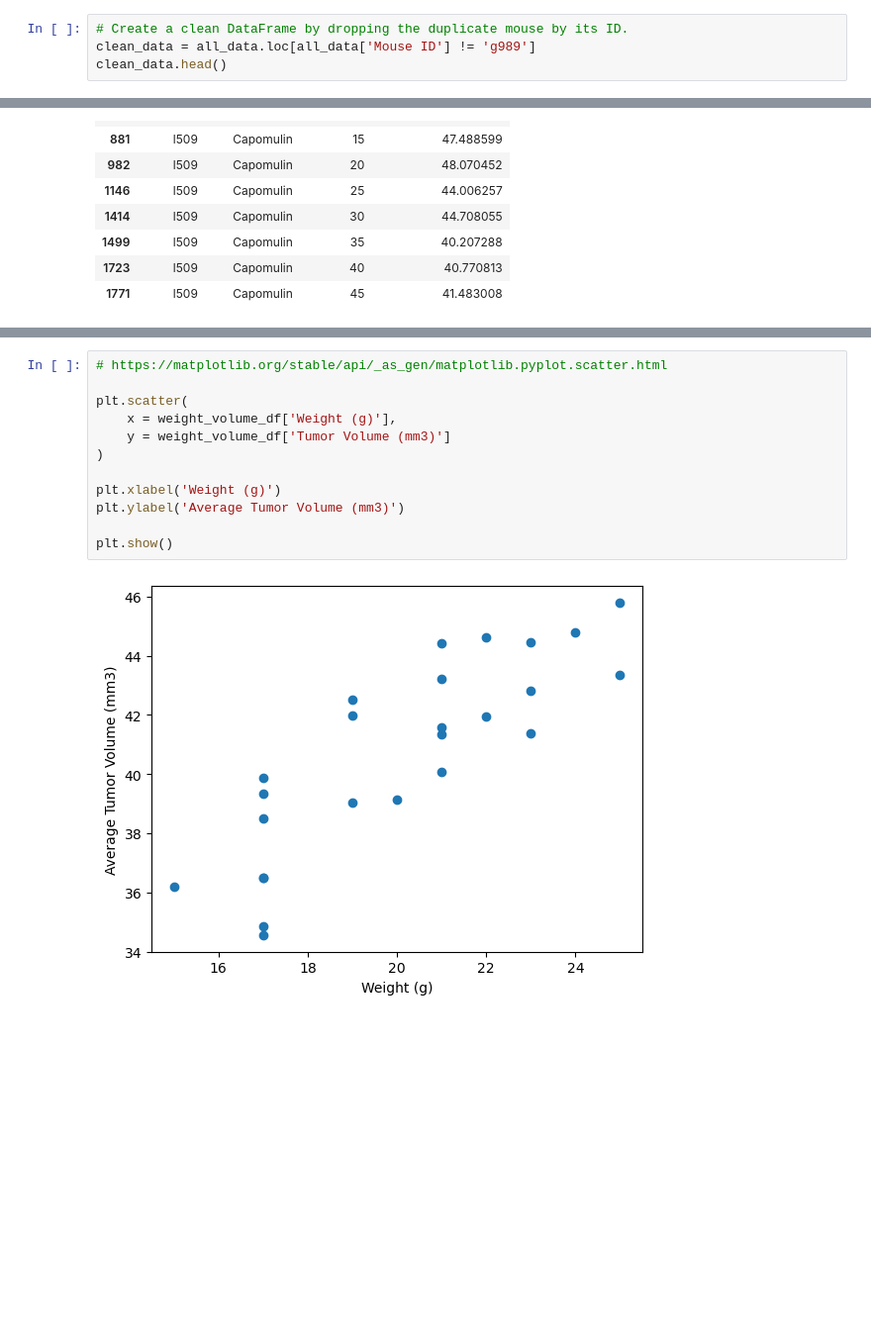
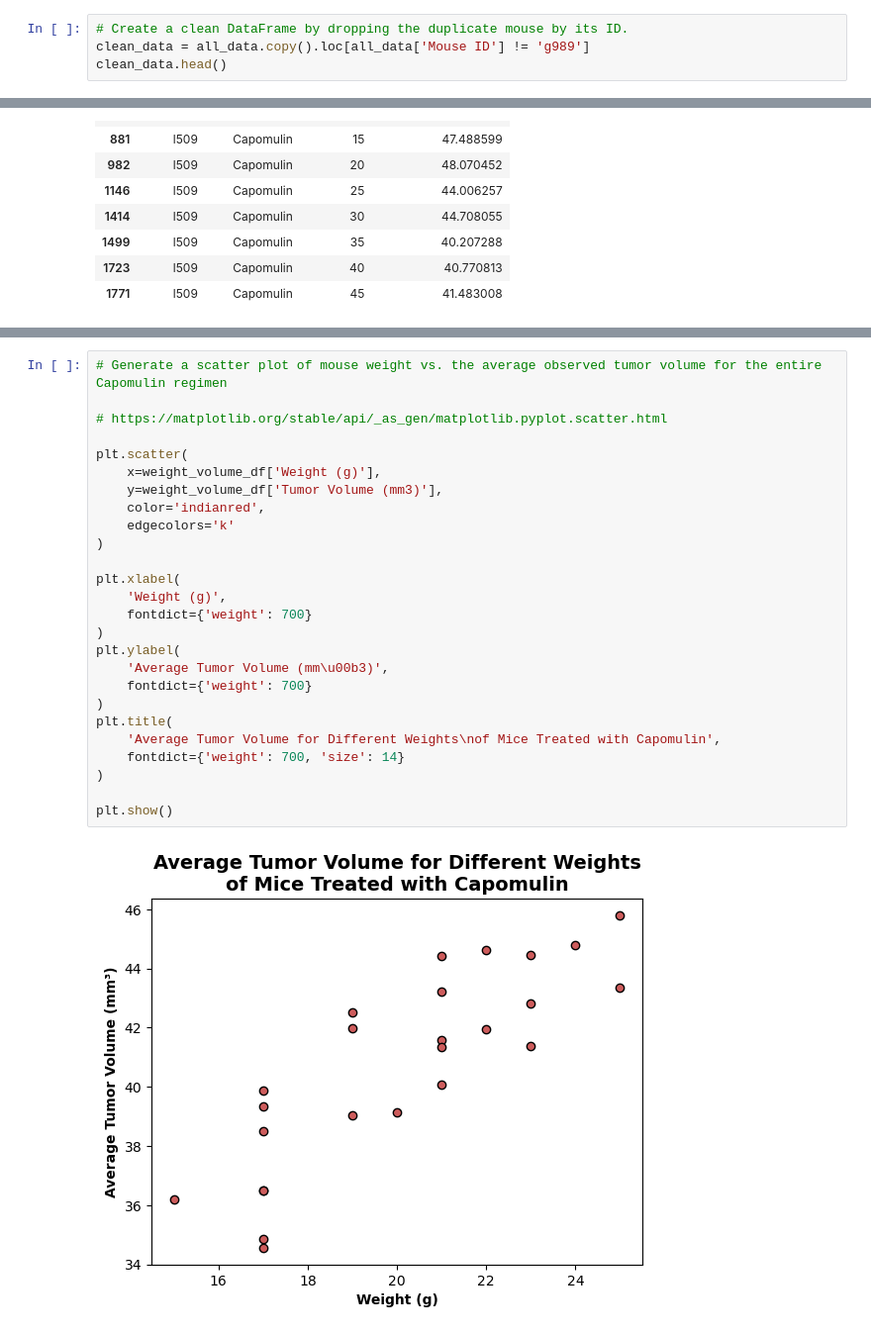
Before and after one commit to tsbarr/matplotlib-challenge, a Jupyter notebook: Pymaceuticals/pymaceuticals_analysis_tsbarr.ipynb, the cells around one changed output, grey strips where cells are left out. Shown at 99% size. Drawn from its saved outputs; the diff is of its cells as text; blank space fills up the shorter version.

```diff
--- a/Pymaceuticals/pymaceuticals_analysis_tsbarr.ipynb
+++ b/Pymaceuticals/pymaceuticals_analysis_tsbarr.ipynb
@@ -103,7 +137,7 @@ all_data.loc[all_data['Mouse ID'] == 'g989']
 | 1592 | g989 | 35 | 62.570880 | 2 | Propriva | Female | 21 | ... |
 # %%
 # Create a clean DataFrame by dropping the duplicate mouse by its ID.
-clean_data = all_data.loc[all_data['Mouse ID'] != 'g989']
+clean_data = all_data.copy().loc[all_data['Mouse ID'] != 'g989']
 clean_data.head()
 # %% [output]
 |  | Mouse ID | Timepoint | Tumor Volume (mm3) | Metastatic Sites | Drug Regimen | Sex | Age_months | ... |
@@ -394,16 +509,30 @@ weight_volume_df
 | 23 | x401 | 15 | 36.182040 |
 | 24 | y793 | 17 | 38.506829 |
 # %%
+# Generate a scatter plot of mouse weight vs. the average observed tumor volume for the entire Capomulin regimen
+
 # https://matplotlib.org/stable/api/_as_gen/matplotlib.pyplot.scatter.html
 
 plt.scatter(
-    x = weight_volume_df['Weight (g)'],
-    y = weight_volume_df['Tumor Volume (mm3)']
+    x=weight_volume_df['Weight (g)'],
+    y=weight_volume_df['Tumor Volume (mm3)'],
+    color='indianred',
+    edgecolors='k'
 )
 
-plt.xlabel('Weight (g)')
-plt.ylabel('Average Tumor Volume (mm3)')
+plt.xlabel(
+    'Weight (g)',
+    fontdict={'weight': 700}
+)
+plt.ylabel(
+    'Average Tumor Volume (mm\u00b3)',
+    fontdict={'weight': 700}
+)
+plt.title(
+    'Average Tumor Volume for Different Weights\nof Mice Treated with Capomulin',
+    fontdict={'weight': 700, 'size': 14}
+)
 
 plt.show()
 # %% [output]
-[figure, old version]
+[figure, new version]
```
Also changed, not shown: parts of 36 cells of this notebook.
